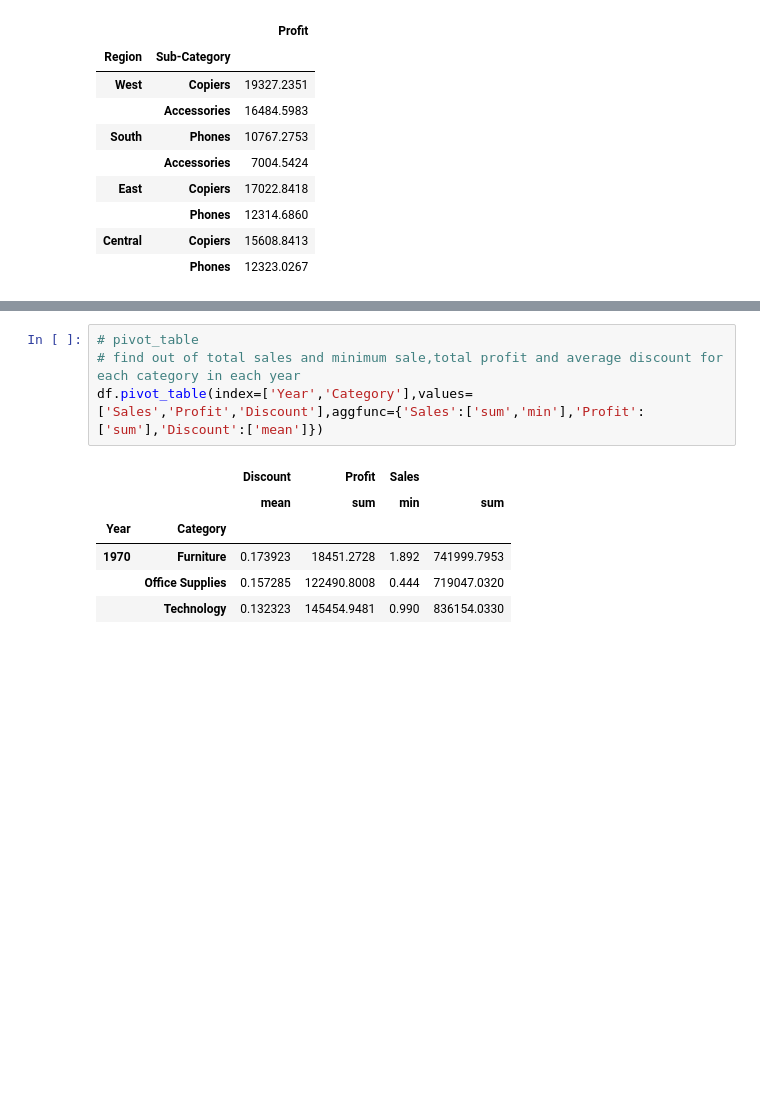
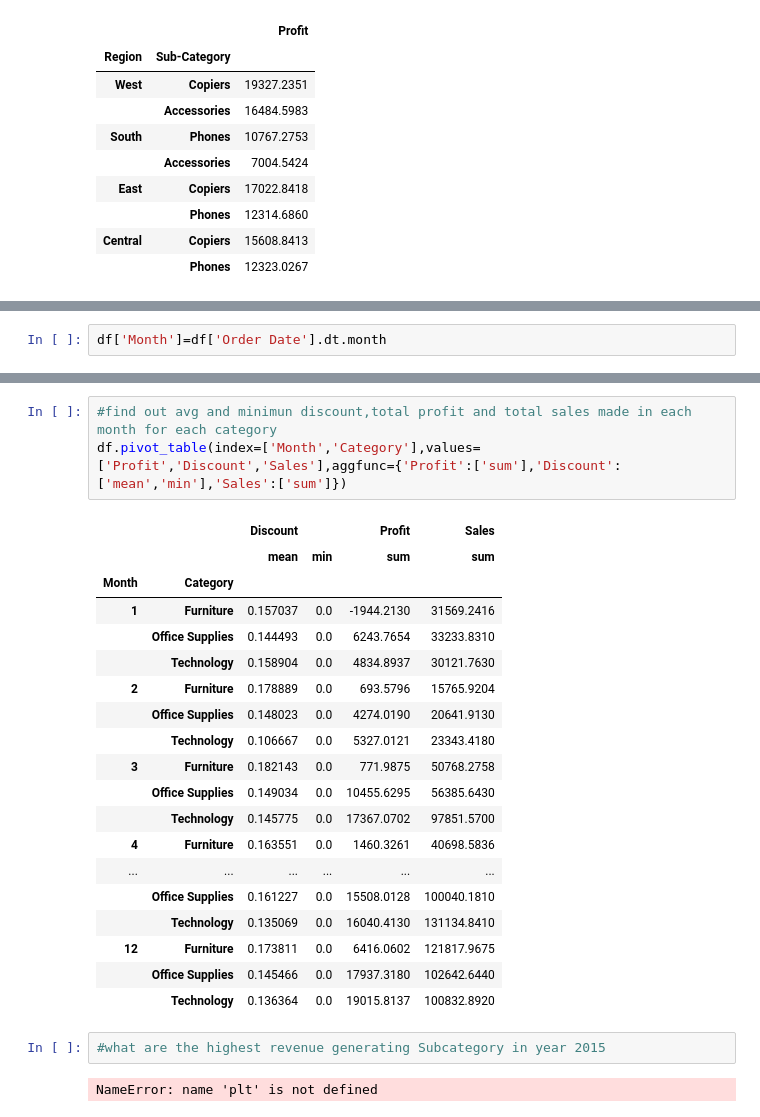
Before and after one commit to parveen186/python-da2, a Jupyter notebook: superstore.ipynb, the cells around one changed output, grey strips where cells are left out. Cells and saved outputs as stored; diff of their text form; blank space fills up the shorter version.

```diff
--- a/superstore.ipynb
+++ b/superstore.ipynb
@@ -217 +238,3 @@ import datetime as
+# %%
+df['Month']=df['Order Date'].dt.month
 # %%
@@ -236,11 +256,28 @@ Name: Year, dtype: int32
+# %%
+#find out avg and minimun discount,total profit and total sales made in each month for each category
+df.pivot_table(index=['Month','Category'],values=['Profit','Discount','Sales'],aggfunc={'Profit':['sum'],'Discount':['mean','min'],'Sales':['sum']})
+# %% [output]
+|  |  | Discount |  | Profit | Sales |
+|  |  | mean | min | sum | sum |
+| Month | Category |  |  |  |  |
+| 1 | Furniture | 0.157037 | 0.0 | -1944.2130 | 31569.2416 |
+|  | Office Supplies | 0.144493 | 0.0 | 6243.7654 | 33233.8310 |
+|  | Technology | 0.158904 | 0.0 | 4834.8937 | 30121.7630 |
+| 2 | Furniture | 0.178889 | 0.0 | 693.5796 | 15765.9204 |
+|  | Office Supplies | 0.148023 | 0.0 | 4274.0190 | 20641.9130 |
+|  | Technology | 0.106667 | 0.0 | 5327.0121 | 23343.4180 |
+| 3 | Furniture | 0.182143 | 0.0 | 771.9875 | 50768.2758 |
+|  | Office Supplies | 0.149034 | 0.0 | 10455.6295 | 56385.6430 |
+|  | Technology | 0.145775 | 0.0 | 17367.0702 | 97851.5700 |
+| 4 | Furniture | 0.163551 | 0.0 | 1460.3261 | 40698.5836 |
+| ... | ... | ... | ... | ... | ... |
+|  | Office Supplies | 0.161227 | 0.0 | 15508.0128 | 100040.1810 |
+|  | Technology | 0.135069 | 0.0 | 16040.4130 | 131134.8410 |
+| 12 | Furniture | 0.173811 | 0.0 | 6416.0602 | 121817.9675 |
+|  | Office Supplies | 0.145466 | 0.0 | 17937.3180 | 102642.6440 |
+|  | Technology | 0.136364 | 0.0 | 19015.8137 | 100832.8920 |
+# %%
+#what are the highest revenue generating Subcategory in year 2015
 # %%
-# pivot_table
-# find out of total sales and minimum sale,total profit and average discount for each category in each year
-df.pivot_table(index=['Year','Category'],values=['Sales','Profit','Discount'],aggfunc={'Sales':['sum','min'],'Profit':['sum'],'Discount':['mean']})
 # %% [output]
-|  |  | Discount | Profit | Sales |  |
-|  |  | mean | sum | min | sum |
-| Year | Category |  |  |  |  |
-| 1970 | Furniture | 0.173923 | 18451.2728 | 1.892 | 741999.7953 |
-|  | Office Supplies | 0.157285 | 122490.8008 | 0.444 | 719047.0320 |
-|  | Technology | 0.132323 | 145454.9481 | 0.990 | 836154.0330 |
+NameError: name 'plt' is not defined
```
Also changed, not shown: parts of 10 cells of this notebook, 2 other files.
